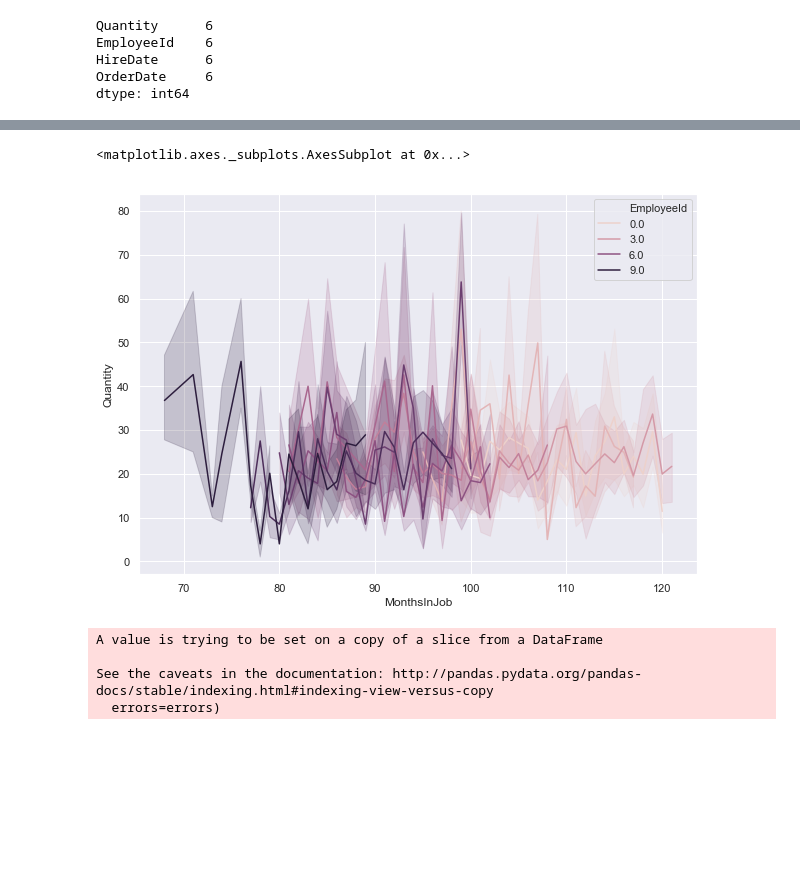
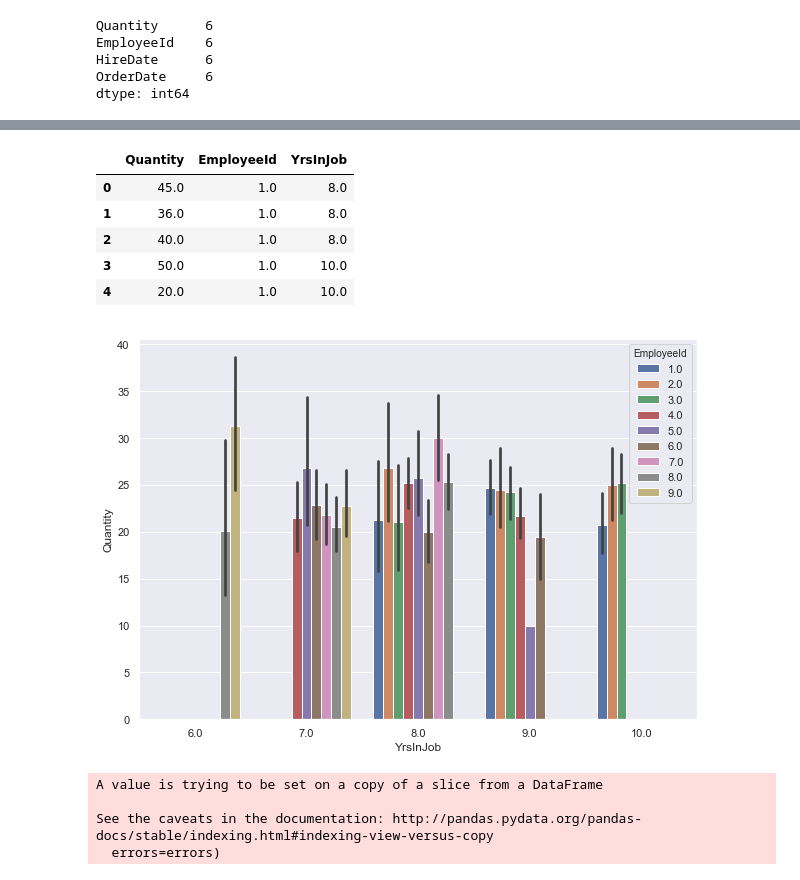
Before and after one commit to mgavish/Hypothesis-Testing, a Jupyter notebook: Mod 2 Final Project Work V11.ipynb, the cells around one changed output, grey strips where cells are left out. Drawn from its saved outputs; the diff is of its cells as text; code cells hidden in the pictures; blank space fills up the shorter version.

```diff
--- a/Mod 2 Final Project Work V11.ipynb
+++ b/Mod 2 Final Project Work V11.ipynb
@@ -869,10 +861,19 @@ q3df.head()
 # %%
 q3df.to_csv('q3df.csv')
+# %%
+graphA = copy.deepcopy(q3df[['Quantity', 'EmployeeId', 'YrsInJob']])
+graphA.head()
+# %% [output]
+|  | Quantity | EmployeeId | YrsInJob |
+| 0 | 45.0 | 1.0 | 8.0 |
+| 1 | 36.0 | 1.0 | 8.0 |
+| 2 | 40.0 | 1.0 | 8.0 |
+| 3 | 50.0 | 1.0 | 10.0 |
+| 4 | 20.0 | 1.0 | 10.0 |
 # %%
-sns.lineplot(x= 'MonthsInJob', y = 'Quantity', hue = 'EmployeeId', data = q3df)
+ax = sns.barplot(x="YrsInJob", y="Quantity", hue='EmployeeId', data=graphA)
 # %% [output]
-<matplotlib.axes._subplots.AxesSubplot at 0x...>
-[figure, old version]
+[figure, new version]
 # %%
 Quantity_perEmployee_byMonthsInJob = copy.deepcopy(q3df)
 # %%
```
Also changed, not shown: parts of 61 cells of this notebook, 6 other files.
